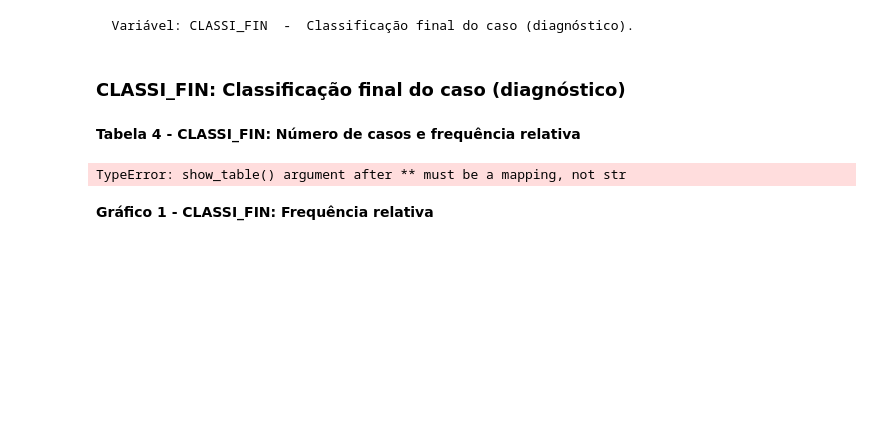
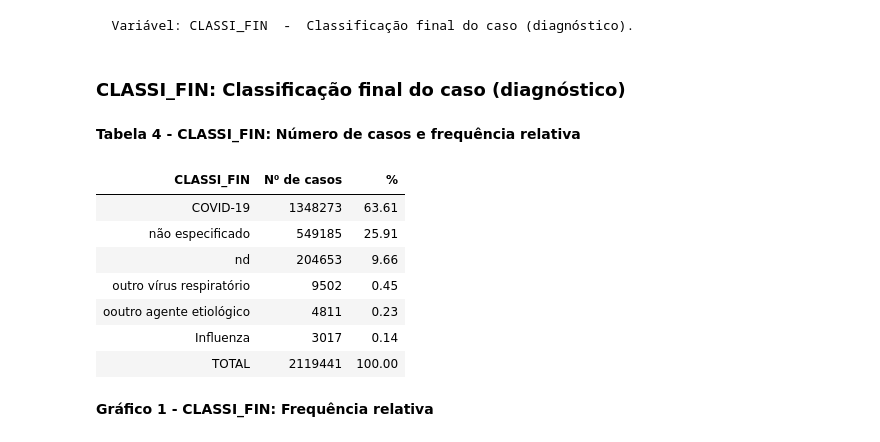
Before and after one commit to victor-marchesini/myfastpage, a Jupyter notebook: _notebooks/2021-06-06-AtividadeFinal-Parte1.ipynb, the cells around one changed output. Drawn from its saved outputs; the diff is of its cells as text; code cells hidden in the pictures; blank space fills up the shorter version.

```diff
--- a/_notebooks/2021-06-06-AtividadeFinal-Parte1.ipynb
+++ b/_notebooks/2021-06-06-AtividadeFinal-Parte1.ipynb
@@ -624,18 +608,22 @@ print('\n  Variável:',col, ' - ',var_dict[col])
 # %%
 #hide_input
 
 df = get_frequency(df_srag,i_col)
 
 formatter = {
-    "{:.2%}"
+    '%':"{:.2f}"
 }
-#                     {
-#         '%': '{:.2f}'.format
-#     }
 
-show_table(df,cols_left=None,use_index=False,**formatter)
+show_table(df,cols_left=None,use_index=False,add_total_row=True,**formatter).hide_index()
 # %% [output]
-TypeError: show_table() argument after ** must be a mapping, not str
+| CLASSI_FIN | N⁰ de casos | % |
+| COVID-19 | 1348273 | 63.61 |
+| não especificado | 549185 | 25.91 |
+| nd | 204653 | 9.66 |
+| outro vírus respiratório | 9502 | 0.45 |
+| ooutro agente etiológico | 4811 | 0.23 |
+| Influenza | 3017 | 0.14 |
+| TOTAL | 2119441 | 100.00 |
 # %% [markdown]
 **Gráfico 1 - CLASSI_FIN: Frequência relativa**
 # %%
```
Also changed, not shown: parts of 12 cells of this notebook.
